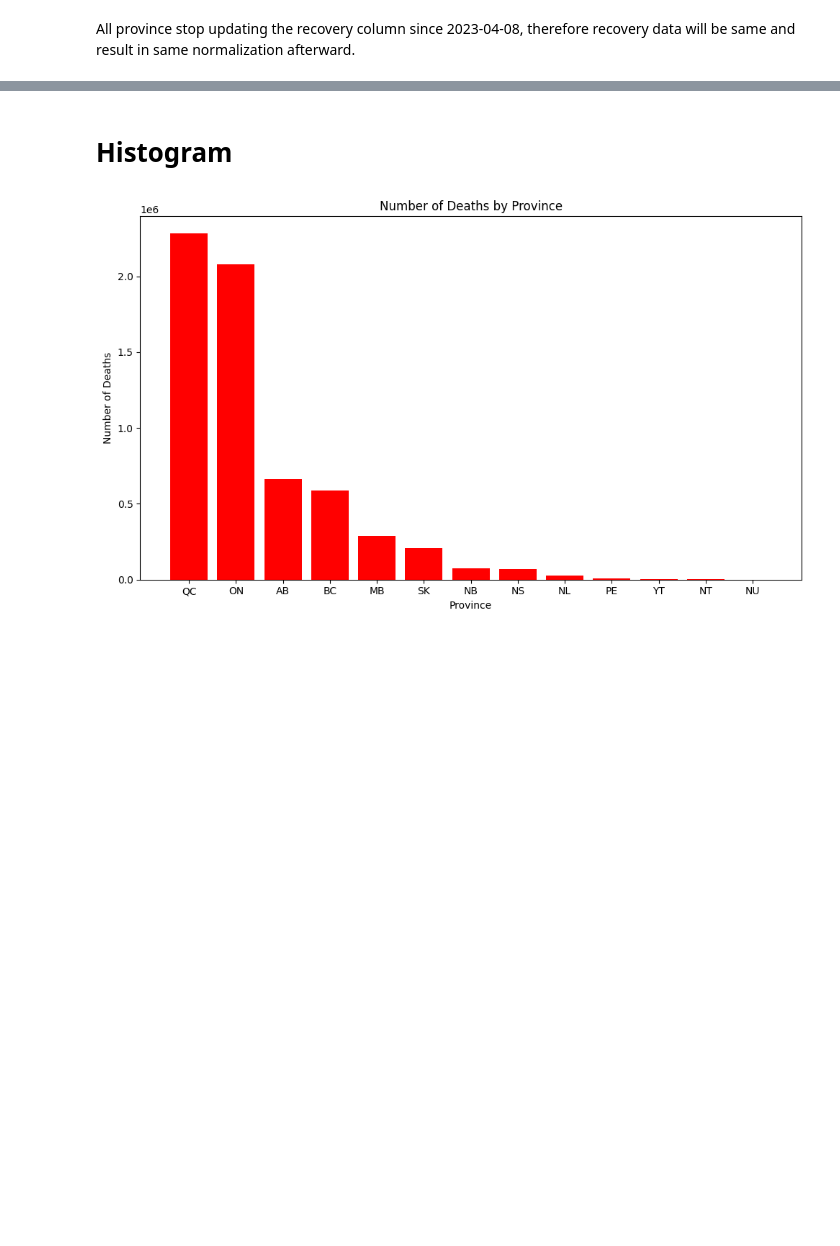
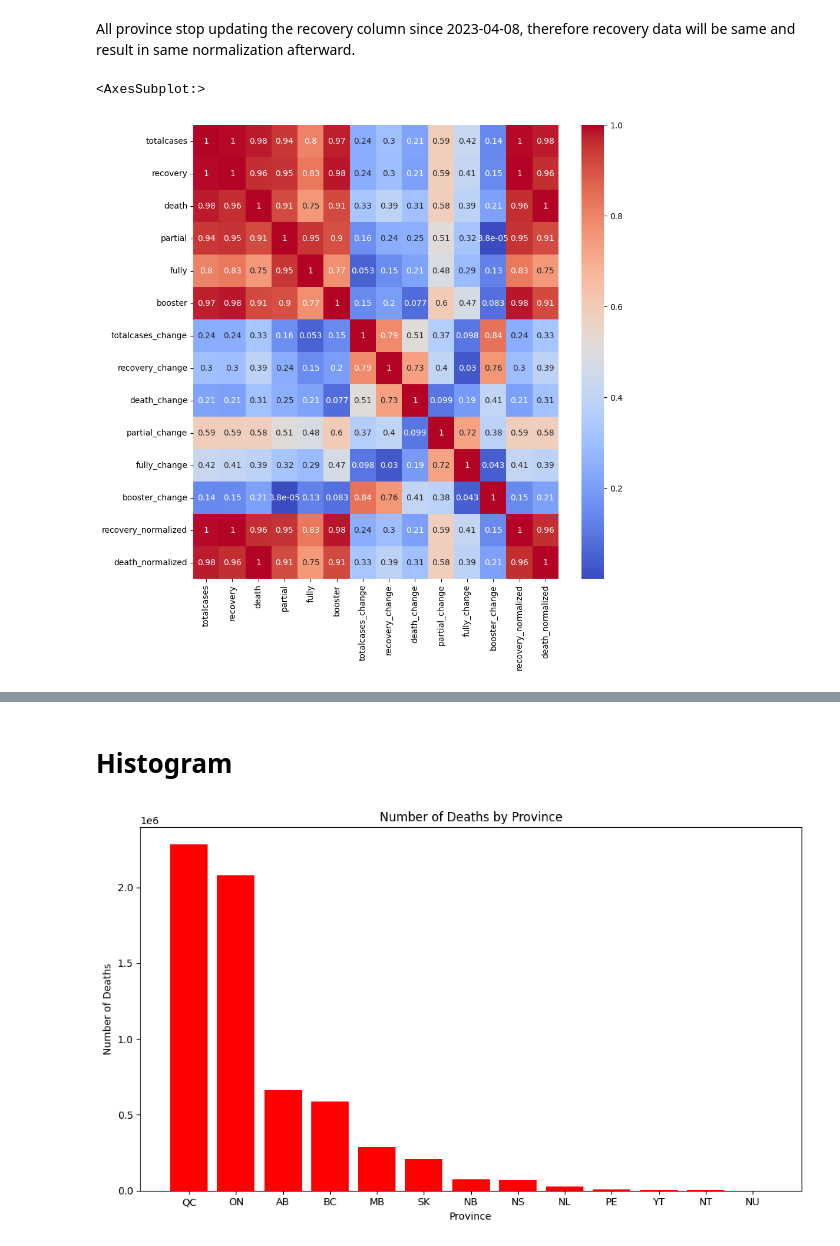
Before and after one commit to William-67/Analysis-of-efficacy-of-Covid19-Vaccination, a Jupyter notebook: Phase 4/data_summarization.ipynb, the cells around one changed output, grey strips where cells are left out. Saved outputs shown, nothing was run; the diff lists cells and outputs as text; code cells hidden in the pictures; blank space fills up the shorter version.

```diff
--- a/Phase 4/data_summarization.ipynb
+++ b/Phase 4/data_summarization.ipynb
@@ -247,3 +263,13 @@ Normalized Recovery Feature:
  [1.         1.        ]]
 # %% [markdown]
 All province stop updating the recovery column since 2023-04-08, therefore recovery data will be same and result in same normalization afterward.
+# %%
+# summed_data = summed_data.drop(['recovery_normalized'],axis=1)
+# summed_data = summed_data.drop(['death_normalized'],axis=1)
+
+cor_matrix = summed_data.corr().abs()  # .abs()是取绝对值
+plt.figure(figsize= (10,10))
+sns.heatmap(cor_matrix,annot=True, cmap='coolwarm')
+# %% [output]
+<AxesSubplot:>
+[figure, added]
```
Also changed, not shown: parts of 10 cells of this notebook, 2 other files.
